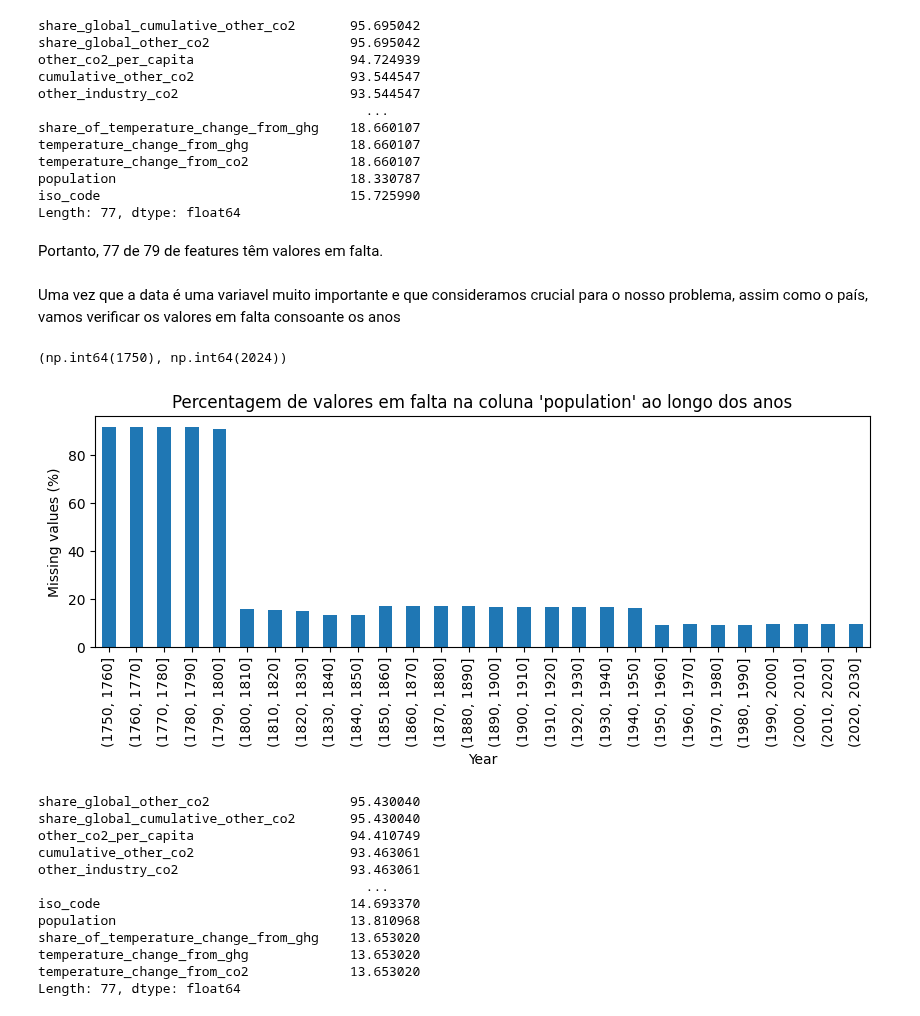
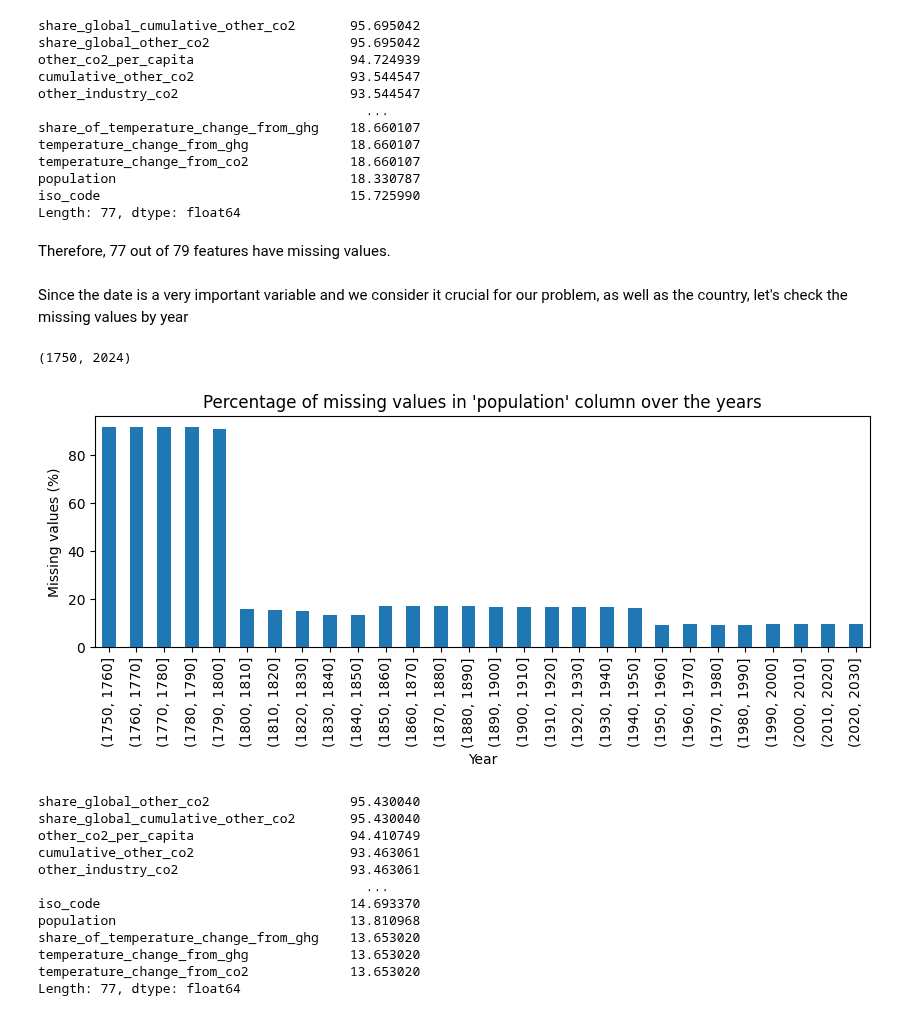
Before and after one commit to httpirsh/miacd-iacd-data-pipeline, a Jupyter notebook: scripts/eda.ipynb, the cells around one changed output. Saved outputs shown, nothing was run; the diff lists cells and outputs as text; code cells hidden in the pictures.

```diff
--- a/scripts/eda.ipynb
+++ b/scripts/eda.ipynb
@@ -107,12 +90,12 @@ population                              18.330787
 iso_code                                15.725990
 Length: 77, dtype: float64
 # %% [markdown]
-Portanto, 77 de 79 de features têm valores em falta.
+Therefore, 77 out of 79 features have missing values.
 # %% [markdown]
-Uma vez que a data é uma variavel muito importante e que consideramos crucial para o nosso problema, assim como o país, vamos verificar os valores em falta consoante os anos
+Since the date is a very important variable and we consider it crucial for our problem, as well as the country, let's check the missing values by year
 # %%
 min_year, max_year = df["year"].min(), df["year"].max()
-min_year, max_year
+int(min_year), int(max_year)
 # %% [output]
-(np.int64(1750), np.int64(2024))
+(1750, 2024)
 # %%
@@ -123,16 +106,16 @@ df["year_bin"] = pd.cut(df["year"],  bins=range(min_year, max_year + 10, 10))
 def percent(x):
     return x.isna().mean() * 100
 # %%
-col = "population"   # todas as amostras tem contry
+col = "population"   # all samples have country
 
 missing_by_bin_col = df.groupby("year_bin")[col].apply(percent)
 missing_by_bin_col.plot(kind="bar", figsize=(10,3))
-plt.title(f"Percentagem de valores em falta na coluna '{col}' ao longo dos anos")
+plt.title(f"Percentage of missing values in '{col}' column over the years")
 plt.ylabel("Missing values (%)")
 plt.xlabel("Year")
 plt.show()
 # %% [output]
-[figure, old version]
+[figure, new version]
 # %%
 df_v2 = df[df["year"] >= 1800]
 # %%
```
Also changed, not shown: parts of 25 cells of this notebook, 1 other file.
